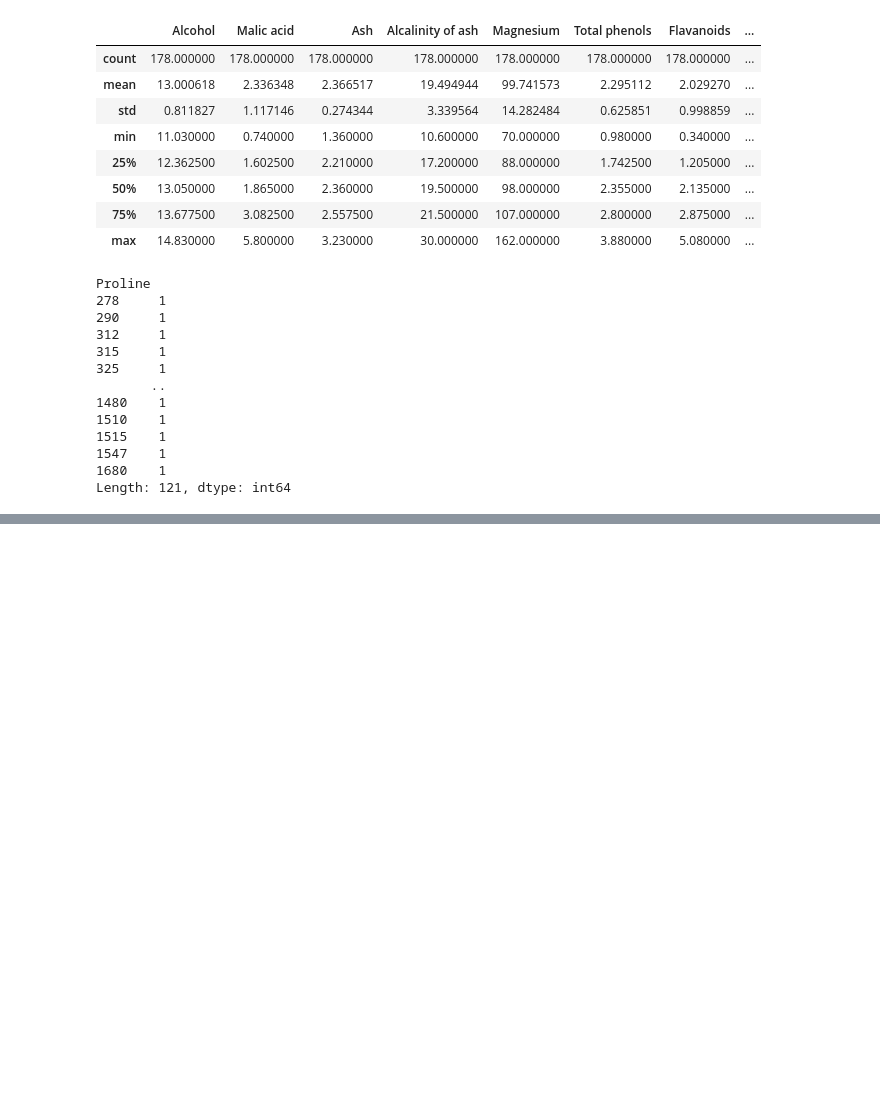
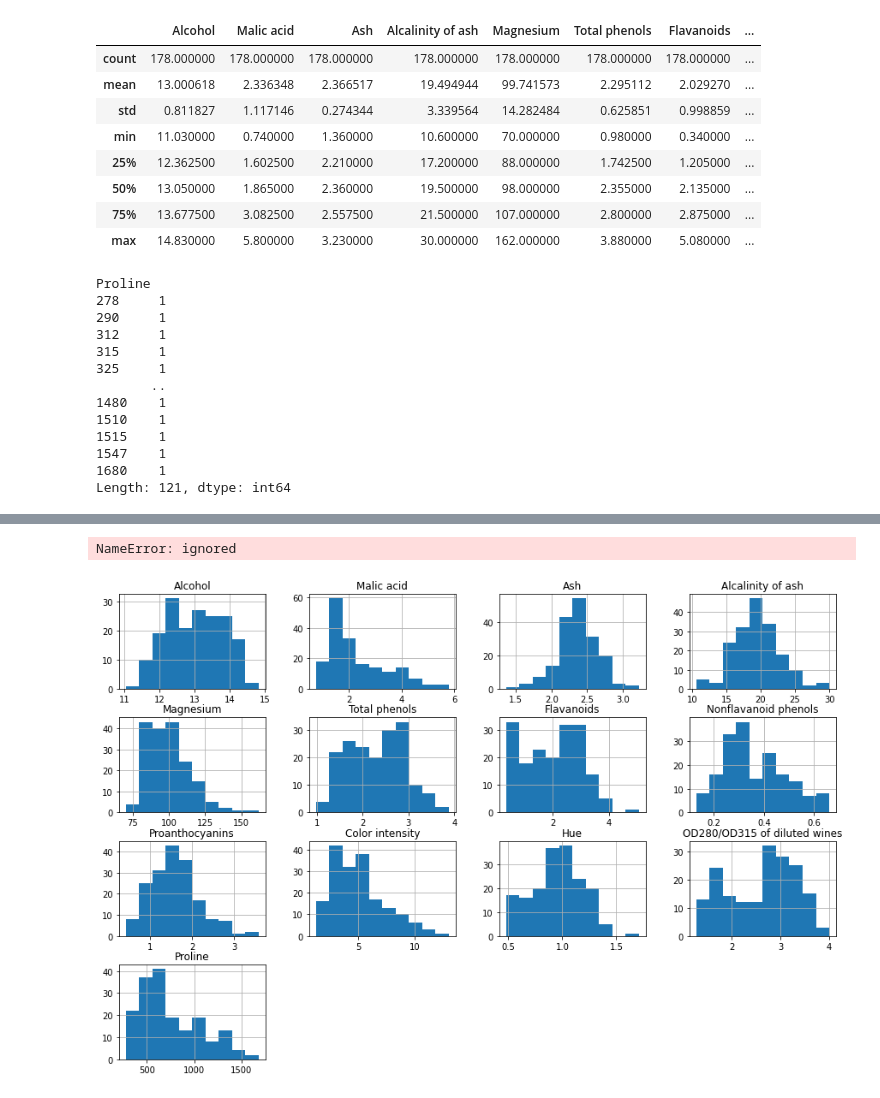
Before and after one commit to Z3Gu1/Notebooks, a Jupyter notebook: Importando_dataset.ipynb, the cells around one changed output, grey strips where cells are left out. Drawn from its saved outputs; the diff is of its cells as text; code cells hidden in the pictures; blank space fills up the shorter version.

```diff
--- a/Importando_dataset.ipynb
+++ b/Importando_dataset.ipynb
@@ -112,3 +120,9 @@ dataset.corr(method = 'pearson')
 | Hue | -0.071747 | -0.561296 | -0.074667 | -0.273955 | 0.055398 | 0.433681 | 0.543479 | ... |
 | OD280/OD315 of diluted wines | 0.072343 | -0.368710 | 0.003911 | -0.276769 | 0.066004 | 0.699949 | 0.787194 | ... |
 | Proline | 0.643720 | -0.192011 | 0.223626 | -0.440597 | 0.393351 | 0.498115 | 0.494193 | ... |
+# %%
+dataset.hist(figsize = (15,10))
+plt.show()
+# %% [output]
+NameError: ignored
+[figure, added]
```
Also changed, not shown: parts of 1 cell of this notebook.
